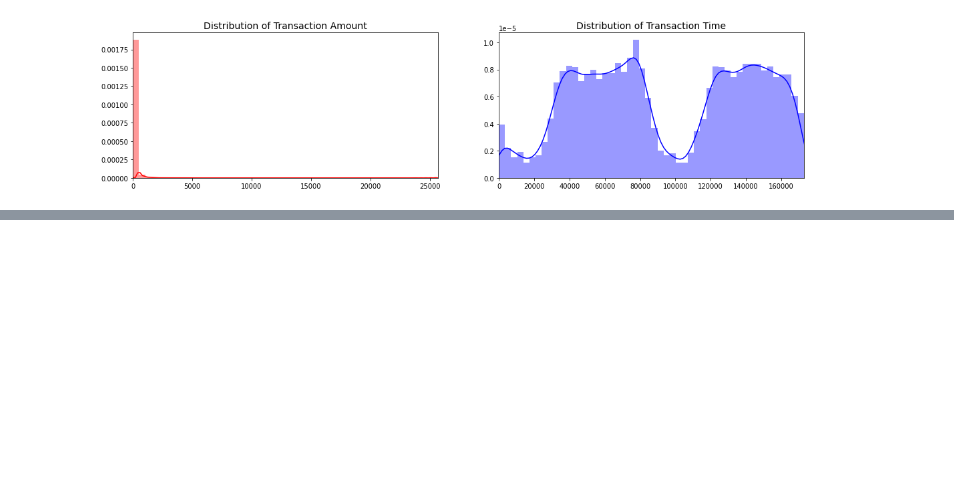
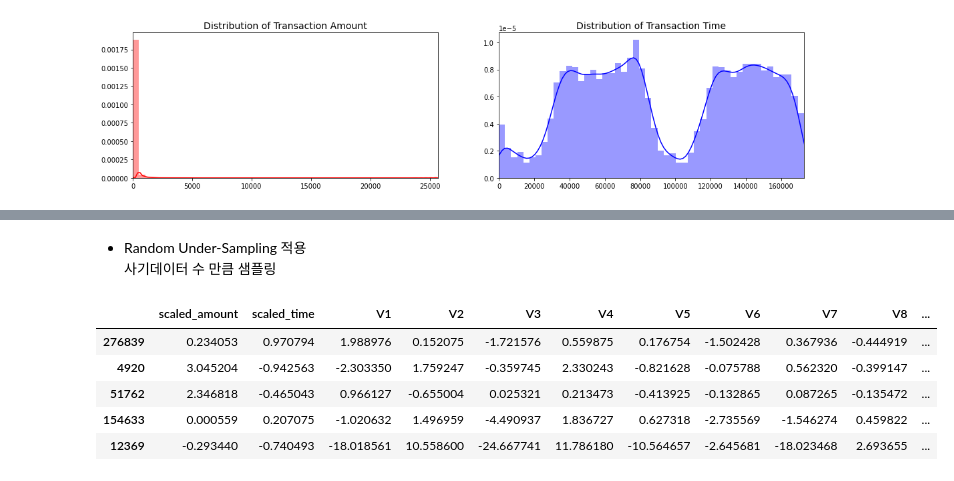
Before and after one commit to alexjeong11/credit-card-fraud-detection, a Jupyter notebook: project_jch_save.ipynb, the cells around one changed output, grey strips where cells are left out. Drawn from its saved outputs; the diff is of its cells as text; code cells hidden in the pictures; blank space fills up the shorter version.

```diff
--- a/project_jch_save.ipynb
+++ b/project_jch_save.ipynb
@@ -111,0 +170,21 @@ plt.show()
+# %% [markdown]
+* Random Under-Sampling 적용
+사기데이터 수 만큼 샘플링
+# %%
+data = data.sample(frac=1)
+
+fraud_df = data.loc[data['Class'] == 1]
+non_fraud_df = data.loc[data['Class'] == 0][:492]
+
+normal_distributed_df = pd.concat([fraud_df, non_fraud_df])
+
+new_df = normal_distributed_df.sample(frac=1, random_state=42)
+
+new_df.head()
+# %% [output]
+|  | scaled_amount | scaled_time | V1 | V2 | V3 | V4 | V5 | V6 | V7 | V8 | ... |
+| 276839 | 0.234053 | 0.970794 | 1.988976 | 0.152075 | -1.721576 | 0.559875 | 0.176754 | -1.502428 | 0.367936 | -0.444919 | ... |
+| 4920 | 3.045204 | -0.942563 | -2.303350 | 1.759247 | -0.359745 | 2.330243 | -0.821628 | -0.075788 | 0.562320 | -0.399147 | ... |
+| 51762 | 2.346818 | -0.465043 | 0.966127 | -0.655004 | 0.025321 | 0.213473 | -0.413925 | -0.132865 | 0.087265 | -0.135472 | ... |
+| 154633 | 0.000559 | 0.207075 | -1.020632 | 1.496959 | -4.490937 | 1.836727 | 0.627318 | -2.735569 | -1.546274 | 0.459822 | ... |
+| 12369 | -0.293440 | -0.740493 | -18.018561 | 10.558600 | -24.667741 | 11.786180 | -10.564657 | -2.645681 | -18.023468 | 2.693655 | ... |
```
Also changed, not shown: parts of 24 cells of this notebook.
